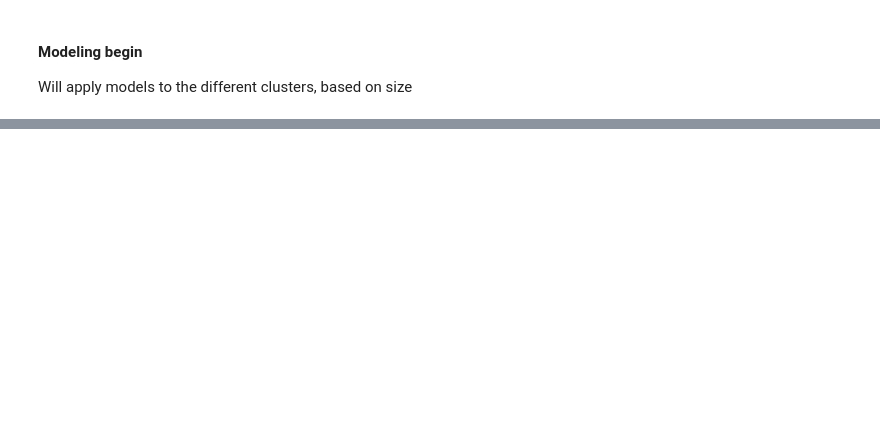
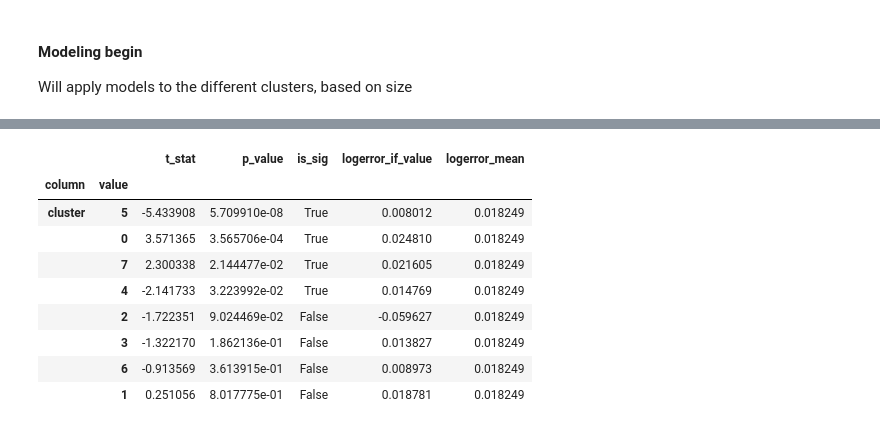
Before and after one commit to BayesEliaSantos/Bayes_P04_Zillow, a Jupyter notebook: Modeling Within the Clusters.ipynb, the cells around one changed output, grey strips where cells are left out. Saved outputs shown, nothing was run; the diff lists cells and outputs as text; code cells hidden in the pictures; blank space fills up the shorter version.

```diff
--- a/Modeling Within the Clusters.ipynb
+++ b/Modeling Within the Clusters.ipynb
@@ -504,0 +518,23 @@ cluster_stats
+# %%
+from math import sqrt
+from scipy import stats
+
+
+@timeifdebug
+def bool_ttest_single_uniq(df, target_column='target', check_column='check', alpha=.05, **kwargs):
+
+    p_list = []
+    uniq_vals = sorted(df[check_column].unique())
+    #tgt_name = target_column
+    #chk_name = check_column
+    for val in uniq_vals:
+        is_true = df[df[check_column] == val]
+        y_if_true = is_true[target_column].mean()
+        y_mean = df[target_column].mean()
+        t, p = stats.ttest_1samp(is_true[target_column], df[target_column].mean())
+        p_list.append([check_column, val, t, p, p<alpha, y_if_true, y_mean])
+    df_p = pd.DataFrame(p_list, columns=['column','value','t_stat','p_value','is_sig', target_column + '_if_value', target_column + '_mean']).set_index(['column', 'value']).sort_values(by='p_value')
+    return df_p
+# %%
+bool_ttest_single_uniq(cluster_y, target_column=dfo.y_column, check_column='cluster', alpha=.05, debug=True)
+# %% [output]
@@ -505,3 +543,13 @@ cluster_stats
+|  |  | t_stat | p_value | is_sig | logerror_if_value | logerror_mean |
+| column | value |  |  |  |  |  |
+| cluster | 5 | -5.433908 | 5.709910e-08 | True | 0.008012 | 0.018249 |
+|  | 0 | 3.571365 | 3.565706e-04 | True | 0.024810 | 0.018249 |
+|  | 7 | 2.300338 | 2.144477e-02 | True | 0.021605 | 0.018249 |
+|  | 4 | -2.141733 | 3.223992e-02 | True | 0.014769 | 0.018249 |
+|  | 2 | -1.722351 | 9.024469e-02 | False | -0.059627 | 0.018249 |
+|  | 3 | -1.322170 | 1.862136e-01 | False | 0.013827 | 0.018249 |
+|  | 6 | -0.913569 | 3.613915e-01 | False | 0.008973 | 0.018249 |
+|  | 1 | 0.251056 | 8.017775e-01 | False | 0.018781 | 0.018249 |
 # %%
 model= XncC
 # %%
```
Also changed, not shown: parts of 20 cells of this notebook.
